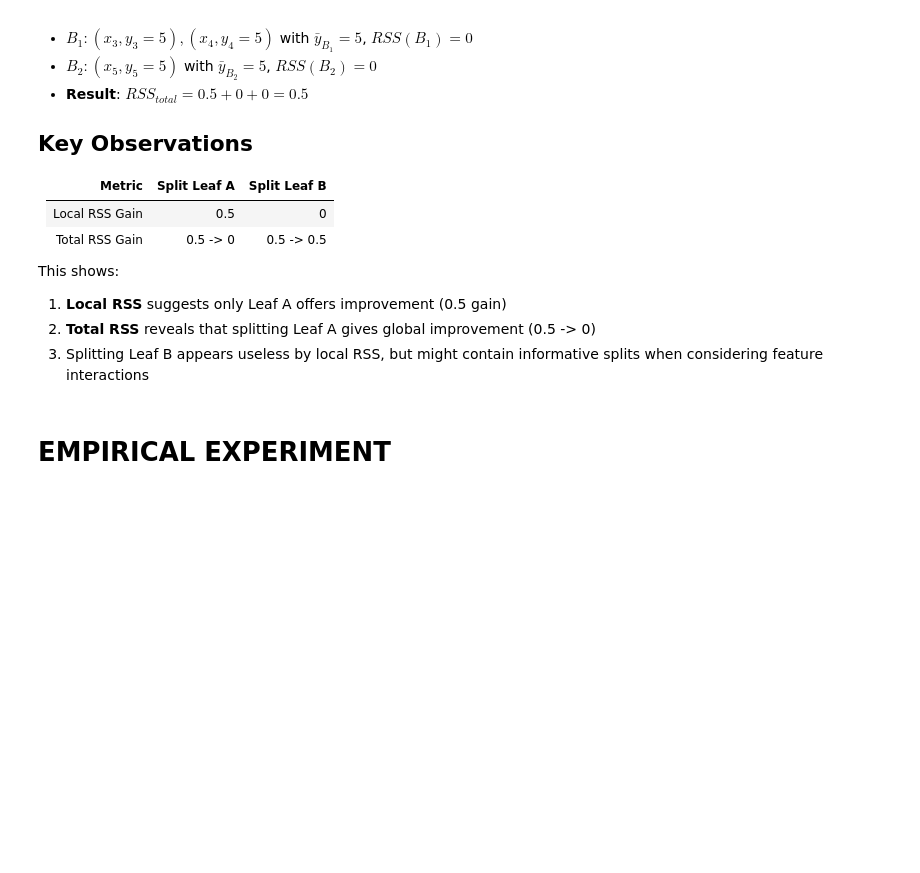
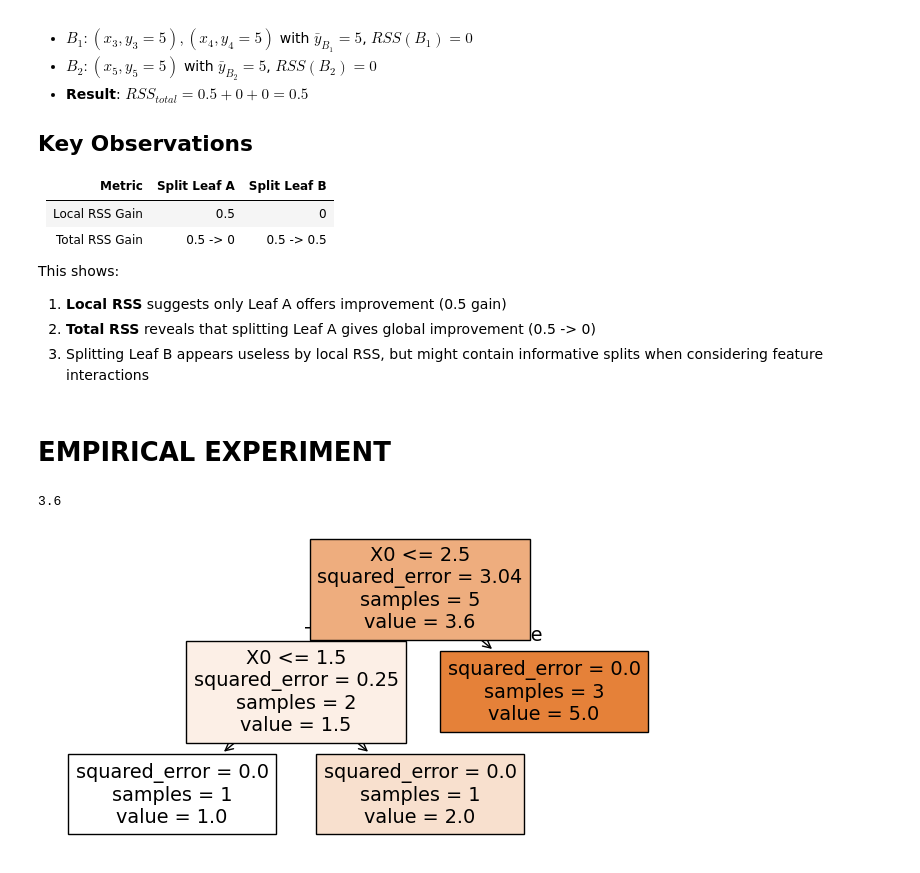
Before and after one commit to Kos261/ML25, a Jupyter notebook: Lab6/HW6.ipynb, the cells around one changed output. Drawn from its saved outputs; the diff is of its cells as text; code cells hidden in the pictures; blank space fills up the shorter version.

Commit message:
Decide which method is using sklearn

```diff
--- a/Lab6/HW6.ipynb
+++ b/Lab6/HW6.ipynb
@@ -161,0 +160,20 @@ import sklearn
+# %%
+import sklearn
+import numpy as np
+from sklearn.tree import DecisionTreeRegressor, plot_tree
+import matplotlib.pyplot as plt
+
+X = np.array([ [1], [2], [3], [4], [5]])
+y = np.array([  1,   2,   5,   5,   5])
+print(np.mean(y))
+
+tree = DecisionTreeRegressor(max_depth=2, random_state=42)
+tree.fit(X, y)
+
+# Plot the tree
+plt.figure(figsize=(8, 4))
+plot_tree(tree, filled=True, feature_names=["X0"])
+plt.show()
+# %% [output]
+3.6
+[figure, added]
```
Also changed, not shown: parts of 2 cells of this notebook.
